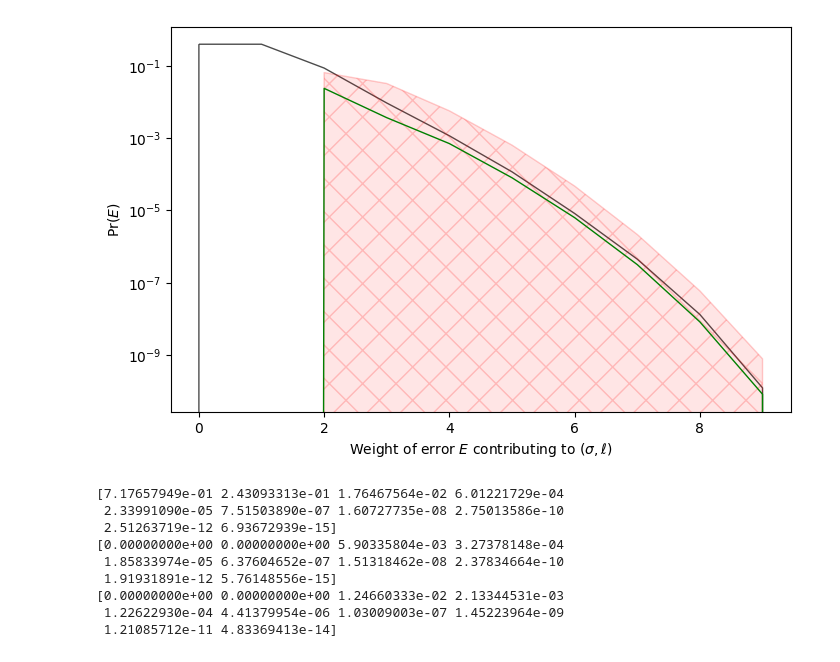
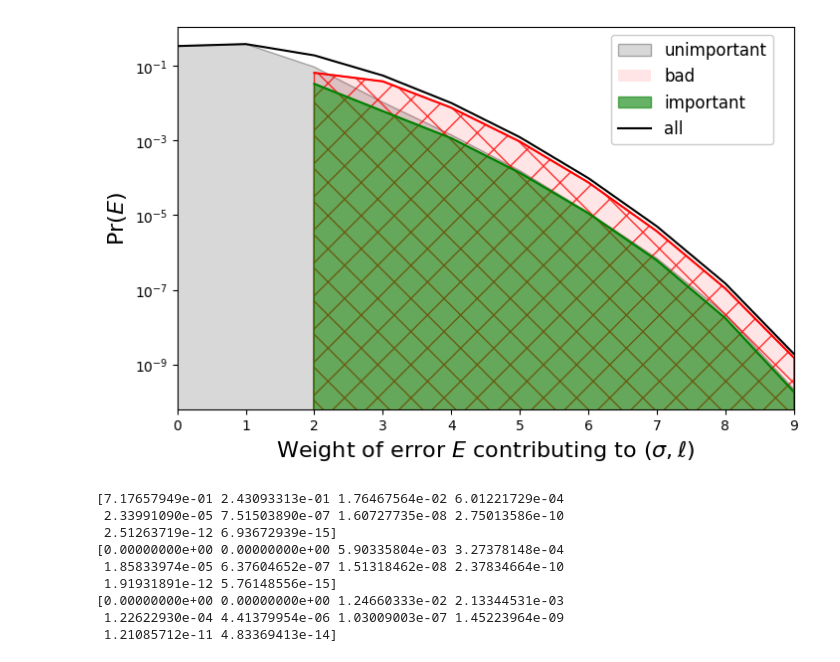
Before and after one commit to peterse/mldec, a Jupyter notebook: src/mldec/datasets/toric_code_data_v2.ipynb, the cells around one changed output. Cells and saved outputs as stored; diff of their text form; code cells hidden in the pictures.

```diff
--- a/src/mldec/datasets/toric_code_data_v2.ipynb
+++ b/src/mldec/datasets/toric_code_data_v2.ipynb
@@ -150,5 +174,15 @@ def biased_noise_model(n, err, config):
 # %%
 L = 3
-noise_config = {'p': 0.1, 'alpha':0.5}
-noise_model = make_noise_model(noise_config)
+n = 9
+# noise = 'depol'
+noise = 'variance'
+if noise == 'depol':
+    noise_config = {'p': 0.1}
+    noise_model = make_depol_noise_model(n, noise_config)
+elif noise == 'variance':
+    noise_config = {'p': 0.1, 'var': 0.03}
+    # noise_config = {'p': 0.2, 'var': 0.05}
+    noise_model = make_variance_noise_model(n, noise_config)
+
+
 lst, mle_lookup, mle_acc, err_prs = build_lst_lookup_and_mle(generators_S, generators_T, generators_L, Hx, Hz, noise_model)
@@ -311,20 +340,32 @@ print(sum(unimportant_prs) + sum(important_prs) + sum(bad_prs))
-# %%
-import matplotlib.pyplot as plt
-fig, ax = plt.subplots(1, 1, figsize=(8, 5))
-
-zero = min(bad_prs)
-ax.fill_between(weights, np.ones_like(unimportant_prs) * zero, unimportant_prs, label='unimportant', facecolor="none", alpha=0.7)
-ax.fill_between(weights, np.ones_like(bad_prs) * zero, bad_prs, label='bad', facecolor="r", hatch="x", edgecolor="r", alpha=0.1)
-ax.fill_between(weights, np.ones_like(bad_prs) * zero, bad_prs, facecolor='none', hatch="x", edgecolor="r", alpha=.1) #matplotlib rendering bug https://stackoverflow.com/questions/5195466/matplotlib-does-not-display-hatching-when-rendering-to-pdf
-ax.fill_between(weights, np.ones_like(important_prs) * zero, important_prs, label='important', facecolor="none", edgecolor='g', alpha=1, )
-
-ax.set_xlabel(r"Weight of error $E$ contributing to $(\sigma, \ell)$")
-ax.set_ylabel(r"$\text{Pr}(E)$")
-ax.semilogy()
-
-print()
-# %% [output]
-[figure, removed]
+# %%
+import matplotlib.pyplot as plt
+fig, ax = plt.subplots(1, 1, figsize=(8, 5))
+#matplotlib rendering bug https://stackoverflow.com/questions/5195466/matplotlib-does-not-display-hatching-when-rendering-to-pdf
+
+zero = min(bad_prs)
+
+ax.fill_between(weights, important_prs, unimportant_prs, label='unimportant', facecolor="grey", edgecolor='k', alpha=0.3)
+# ax.plot(weights, unimportant_prs, label='unimportant', c='k', alpha=1)
+ax.fill_between(weights, np.ones_like(bad_prs) * zero, bad_prs, label='bad', facecolor="r",  alpha=0.1)
+ax.plot(weights[bad_prs>0], bad_prs[bad_prs>0], alpha=1, c='r') # bold line
+ax.fill_between(weights, np.ones_like(bad_prs) * zero, bad_prs, facecolor='none', hatch="x", edgecolor='r', alpha=.8)  #hatching nonalpha
+
+ax.fill_between(weights, np.ones_like(important_prs) * zero, important_prs, label='important', facecolor='g', edgecolor='g', alpha=0.6, )
+ax.plot(weights[important_prs>0], important_prs[important_prs>0], c='g', alpha=1 )
+# ax.fill_between(weights, np.ones_like(important_prs) * zero, important_prs, label='important',  facecolor="none",  hatch='|', edgecolor='g', alpha=.8, )
+all = unimportant_prs + important_prs + bad_prs
+ax.plot(weights, all, label='all', c='k', alpha=1)
+
+ax.set_xlim(0, n)
+labelsz = 16
+ax.set_xlabel(r"Weight of error $E$ contributing to $(\sigma, \ell)$", fontsize=labelsz)
+ax.set_ylabel(r"$\text{Pr}(E)$", fontsize=labelsz)
+ax.semilogy()
+ax.legend(prop={'size': 12}, framealpha=1, loc='upper right', bbox_to_anchor=(.98, 1))
+
+print()
+# %% [output]
+[figure, added]
 # %%
 print(unimportant_prs)
 print(important_prs)
```
Also changed, not shown: parts of 6 cells of this notebook, 4 other files.
